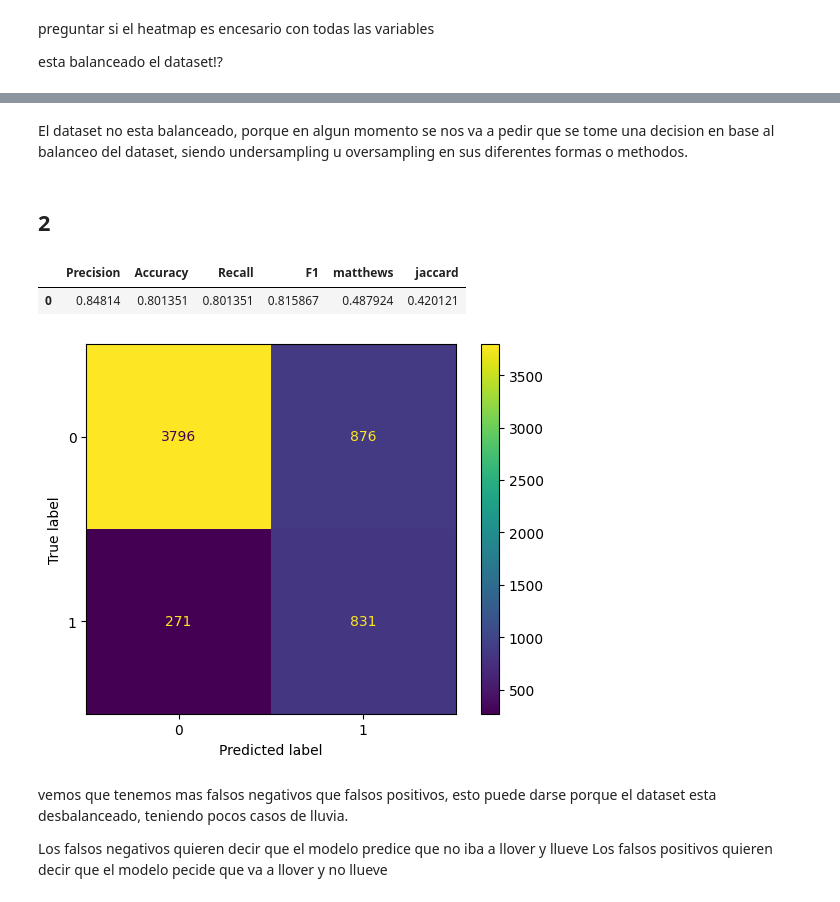
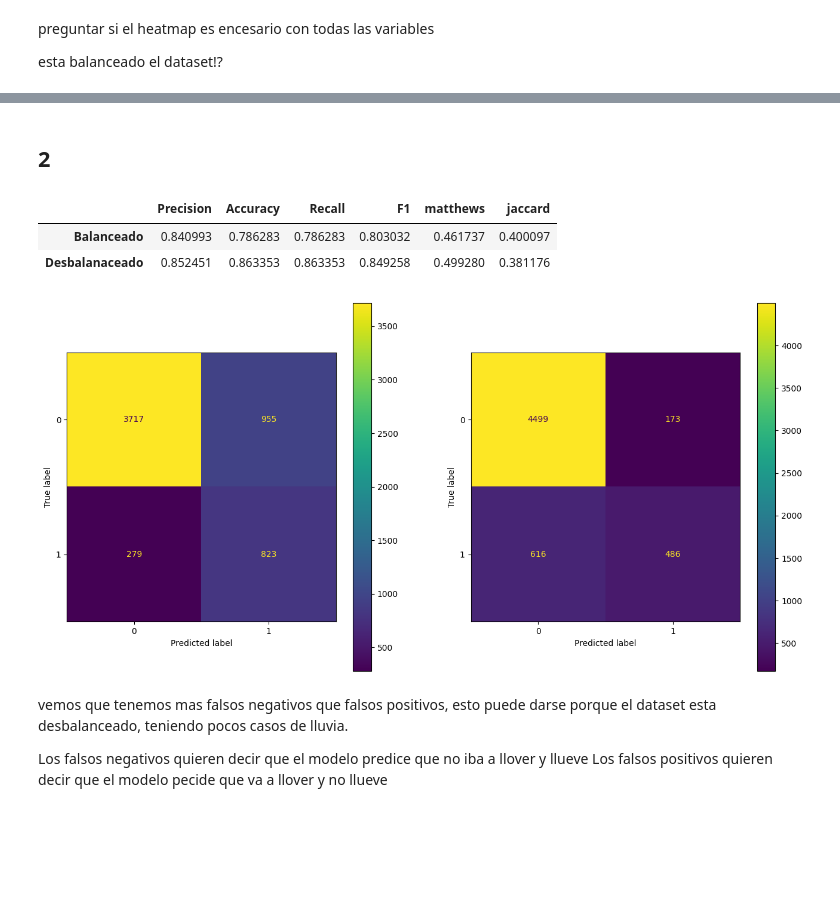
Before and after one commit to nacho-gonz/AA1-TUIA-Gonzalez-Noir, a Jupyter notebook: TP-ClasificacionAA1.ipynb, the cells around one changed output, grey strips where cells are left out. Cells and saved outputs as stored; diff of their text form; code cells hidden in the pictures; blank space fills up the shorter version.

```diff
--- a/TP-ClasificacionAA1.ipynb
+++ b/TP-ClasificacionAA1.ipynb
@@ -262,0 +329,13 @@ x_test_imp_esc_red = redondiar_valores(x_test_imp_esc, variables_a_cambiar)
+# %%
+x_train_imputer_decodif = enc.inverse_transform(x_train_imputer_pos[['Location', 'WindGustDir', 'WindDir9am', 'WindDir3pm']])
+x_test_imputer_decodif = enc.inverse_transform(x_test_imputer_pos[['Location', 'WindGustDir', 'WindDir9am', 'WindDir3pm']])
+# %%
+x_train_index = x_train_imputer_pos.reset_index().drop('index', axis=1)
+x_train_vacio = x_train_index.drop(['Location', 'WindGustDir', 'WindDir9am', 'WindDir3pm'], axis=1)
+x_train_decodif = pd.DataFrame(data=x_train_imputer_decodif, columns= ['Location', 'WindGustDir', 'WindDir9am', 'WindDir3pm'])
+x_train_merge_imp = pd.merge(x_train_vacio, x_train_decodif,left_index=True, right_index=True, how='left')
+
+x_test_index = x_test_imputer_pos.reset_index().drop('index', axis=1)
+x_test_vacio = x_test_index.drop(['Location', 'WindGustDir', 'WindDir9am', 'WindDir3pm'], axis=1)
+x_test_decodif = pd.DataFrame(data=x_test_imputer_decodif, columns= ['Location', 'WindGustDir', 'WindDir9am', 'WindDir3pm'])
+x_test_merge_imp = pd.merge(x_test_vacio, x_test_decodif,left_index=True, right_index=True, how='left')
@@ -263 +380,4 @@ x_test_imp_esc_red = redondiar_valores(x_test_imp_esc, variables_a_cambiar)
+# %%
+x_train_procesado = codificar_variables(x_train_merge_imp)
+x_test_procesado = codificar_variables(x_test_merge_imp)
 # %%
@@ -294,10 +396,15 @@ Name: count, dtype: int64
-# %% [markdown]
-El dataset no esta balanceado, porque en algun momento se nos va a pedir que se tome una decision en base al balanceo del dataset, siendo undersampling u oversampling en sus diferentes formas o methodos.
 # %% [markdown]
 ## 2
 # %%
 modelo_relog =LogisticRegression(class_weight='balanced',random_state=25923)
-modelo_relog.fit(x_train_imp_esc_red, y_train_codif)
-y_probs_relog = modelo_relog.predict_proba(x_train_imp_esc_red)[:, 1]
+modelo_relog.fit(x_train_procesado, y_train_codif)
+y_probs_relog = modelo_relog.predict_proba(x_test_procesado)[:, 1]
 
-y_pred_relog = modelo_relog.predict(x_test_imp_esc_red)
+y_pred_relog = modelo_relog.predict(x_test_procesado)
+
+
+modelo_relog_desba = LogisticRegression(random_state=25923)
+modelo_relog_desba.fit(x_train_procesado, y_train_codif)
+y_probs_relog_desba = modelo_relog_desba.predict_proba(x_test_procesado)[:, 1]
+
+y_pred_relog_desba = modelo_relog_desba.predict(x_test_procesado)
@@ -309,17 +440,35 @@ f1_relog = f1_score(y_test_codif, y_pred_relog, average='weighted')
 matthews_relog = matthews_corrcoef(y_test_codif, y_pred_relog)
 jaccard_relog = jaccard_score(y_test_codif, y_pred_relog)
 
-metricas_relog = pd.DataFrame({'Precision': [precision_relog], 'Accuracy': [accuracy_relog], 'Recall': [recall_relog], 'F1': [f1_relog], 'matthews': [matthews_relog], 'jaccard' : [jaccard_relog]})
+
+precision_relog_desba = precision_score(y_test_codif, y_pred_relog_desba, average='weighted', zero_division=1)
+accuracy_relog_desba = accuracy_score(y_test_codif, y_pred_relog_desba)
+recall_relog_desba = recall_score(y_test_codif, y_pred_relog_desba, average='weighted')
+f1_relog_desba = f1_score(y_test_codif, y_pred_relog_desba, average='weighted')
+matthews_relog_desba = matthews_corrcoef(y_test_codif, y_pred_relog_desba)
+jaccard_relog_desba = jaccard_score(y_test_codif, y_pred_relog_desba)
+
+metricas_relog = pd.DataFrame({'Precision': [precision_relog, precision_relog_desba], 'Accuracy': [accuracy_relog, accuracy_relog_desba], 'Recall': [recall_relog, recall_relog_desba],
+                                'F1': [f1_relog, f1_relog_desba], 'matthews': [matthews_relog, matthews_relog_desba], 'jaccard' : [jaccard_relog, jaccard_relog_desba]}, index=['Balanceado','Desbalanaceado'])
 metricas_relog
 # %% [output]
 |  | Precision | Accuracy | Recall | F1 | matthews | jaccard |
-| 0 | 0.84814 | 0.801351 | 0.801351 | 0.815867 | 0.487924 | 0.420121 |
+| Balanceado | 0.840993 | 0.786283 | 0.786283 | 0.803032 | 0.461737 | 0.400097 |
+| Desbalanaceado | 0.852451 | 0.863353 | 0.863353 | 0.849258 | 0.499280 | 0.381176 |
 # %%
 confusion_matrix_relog = confusion_matrix(y_test_codif, y_pred_relog)
-metrics.ConfusionMatrixDisplay(confusion_matrix= confusion_matrix_relog).plot()
+confusion_matrix_relog_desba = confusion_matrix(y_test_codif, y_pred_relog_desba)
+
+
+fig_matrix, axes_matrix = plt.subplots(1,2, figsize = (16, 8))
+
+metrics.ConfusionMatrixDisplay(confusion_matrix= confusion_matrix_relog).plot(ax=axes_matrix[0])
+
+metrics.ConfusionMatrixDisplay(confusion_matrix= confusion_matrix_relog_desba).plot(ax=axes_matrix[1])
+
 plt.show()
 # %% [output]
-[figure, old version]
+[figure, new version]
 # %% [markdown]
 vemos que tenemos mas falsos negativos que falsos positivos, esto puede darse porque el dataset esta desbalanceado, teniendo pocos casos de lluvia.
 
```
Also changed, not shown: parts of 36 cells of this notebook.
